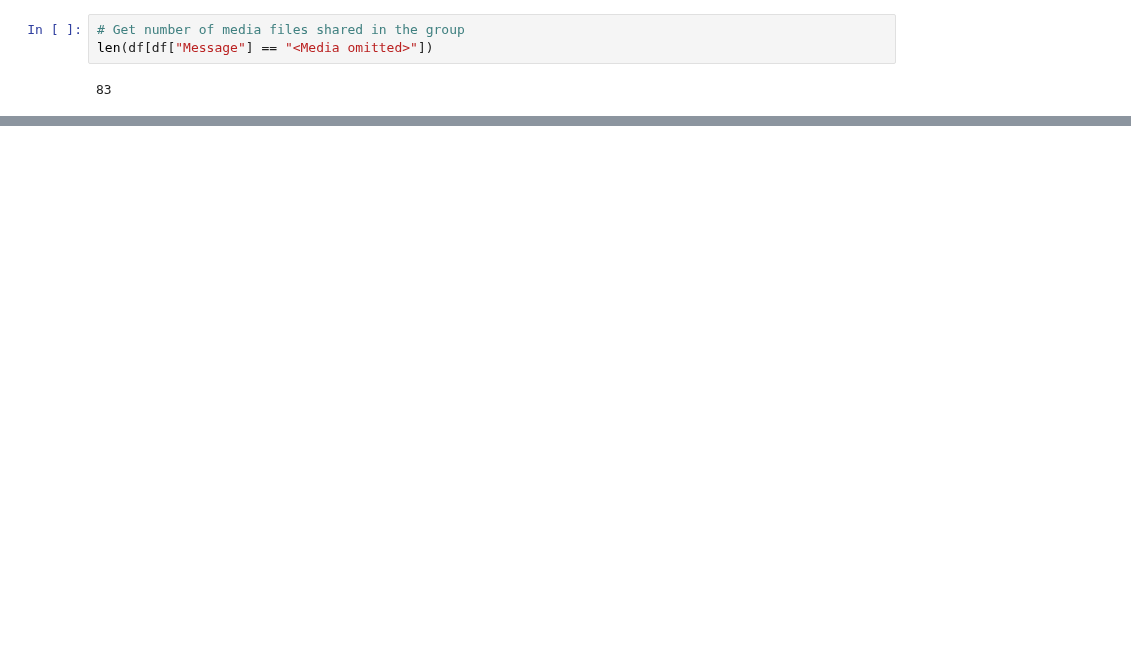
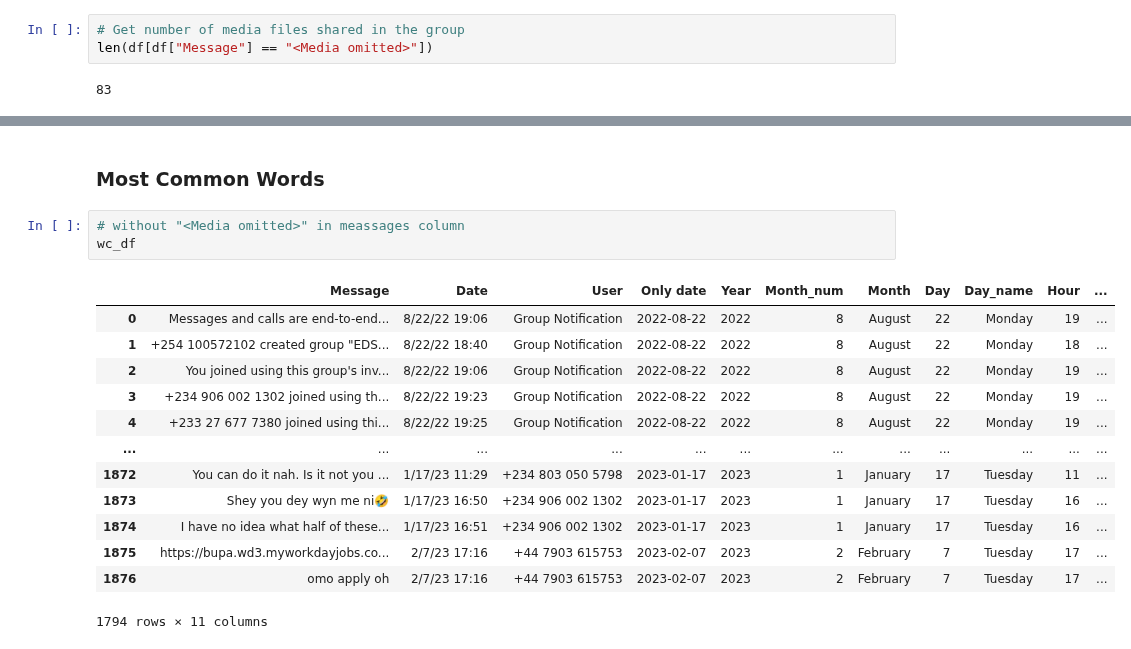
Before and after one commit to lawalsegun2025/whatsapp_chat_analyzer, a Jupyter notebook: whatsapp_chat_analysis.ipynb, the cells around one changed output, grey strips where cells are left out. Drawn from its saved outputs; the diff is of its cells as text; blank space fills up the shorter version.

```diff
--- a/whatsapp_chat_analysis.ipynb
+++ b/whatsapp_chat_analysis.ipynb
@@ -498,0 +516,19 @@ plt.axis("off");
+# %% [markdown]
+### Most Common Words
+# %%
+# without "<Media omitted>" in meassages column
+wc_df
+# %% [output]
+|  | Message | Date | User | Only date | Year | Month_num | Month | Day | Day_name | Hour | ... |
+| 0 | Messages and calls are end-to-end... | 8/22/22 19:06 | Group Notification | 2022-08-22 | 2022 | 8 | August | 22 | Monday | 19 | ... |
+| 1 | +254 100572102 created group "EDS... | 8/22/22 18:40 | Group Notification | 2022-08-22 | 2022 | 8 | August | 22 | Monday | 18 | ... |
+| 2 | You joined using this group's inv... | 8/22/22 19:06 | Group Notification | 2022-08-22 | 2022 | 8 | August | 22 | Monday | 19 | ... |
+| 3 | +234 906 002 1302 joined using th... | 8/22/22 19:23 | Group Notification | 2022-08-22 | 2022 | 8 | August | 22 | Monday | 19 | ... |
+| 4 | +233 27 677 7380 joined using thi... | 8/22/22 19:25 | Group Notification | 2022-08-22 | 2022 | 8 | August | 22 | Monday | 19 | ... |
+| ... | ... | ... | ... | ... | ... | ... | ... | ... | ... | ... | ... |
+| 1872 | You can do it nah. Is it not you ... | 1/17/23 11:29 | +234 803 050 5798 | 2023-01-17 | 2023 | 1 | January | 17 | Tuesday | 11 | ... |
+| 1873 | Shey you dey wyn me ni🤣 | 1/17/23 16:50 | +234 906 002 1302 | 2023-01-17 | 2023 | 1 | January | 17 | Tuesday | 16 | ... |
+| 1874 | I have no idea what half of these... | 1/17/23 16:51 | +234 906 002 1302 | 2023-01-17 | 2023 | 1 | January | 17 | Tuesday | 16 | ... |
+| 1875 | https://bupa.wd3.myworkdayjobs.co... | 2/7/23 17:16 | +44 7903 615753 | 2023-02-07 | 2023 | 2 | February | 7 | Tuesday | 17 | ... |
+| 1876 | omo apply oh | 2/7/23 17:16 | +44 7903 615753 | 2023-02-07 | 2023 | 2 | February | 7 | Tuesday | 17 | ... |
+1794 rows × 11 columns
```
Also changed, not shown: parts of 41 cells of this notebook.
